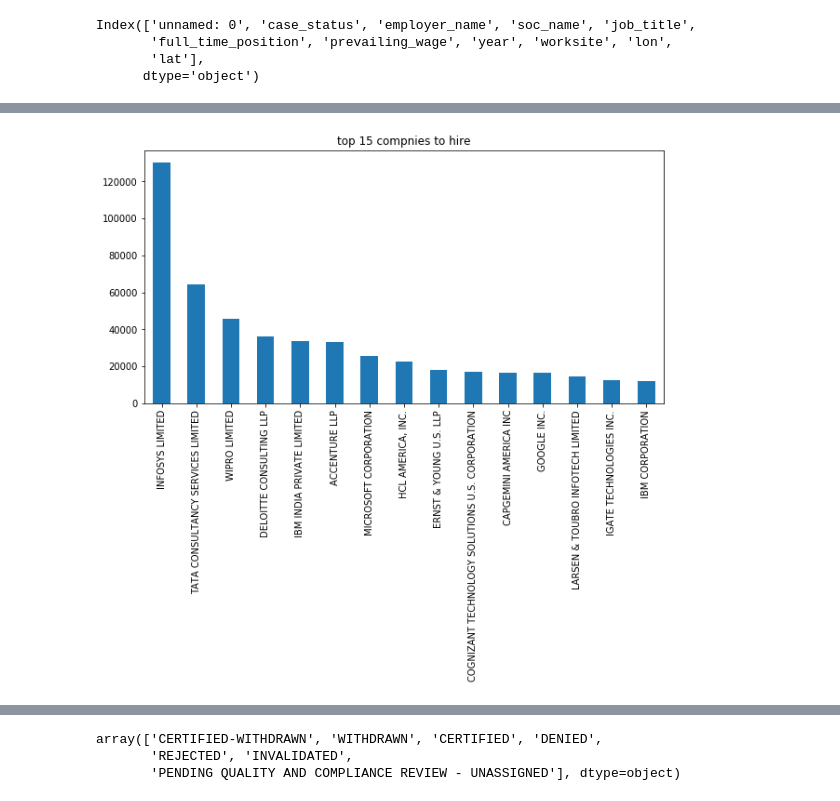
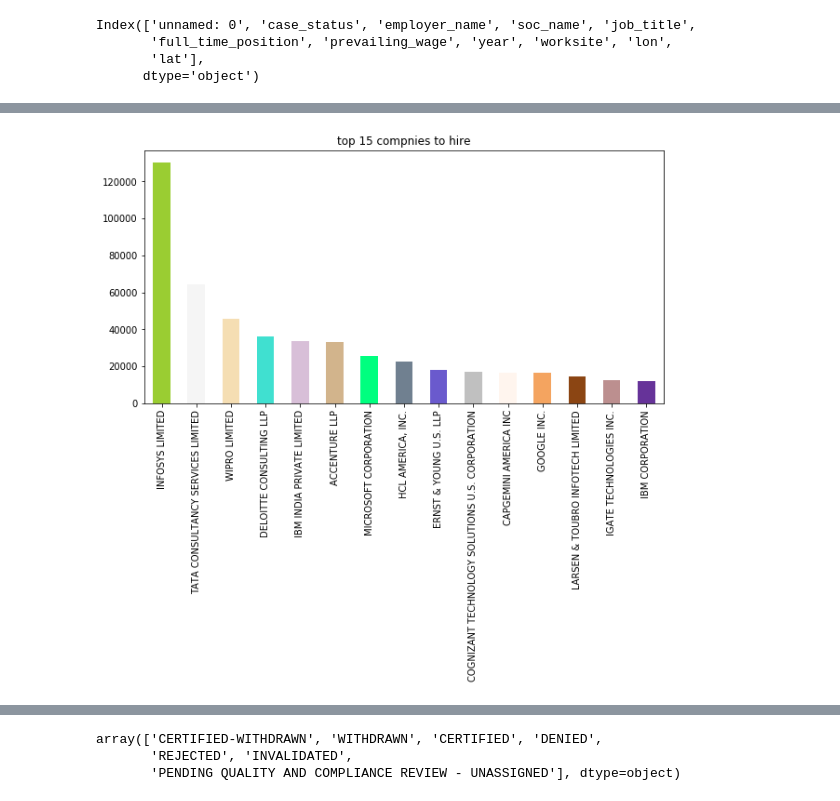
Before and after one commit to Bhavikdarji98/H1B_data_analysis, a Jupyter notebook: H1B_projectt.ipynb, the cells around one changed output, grey strips where cells are left out. Cells and saved outputs as stored; diff of their text form; code cells hidden in the pictures.

```diff
--- a/H1B_projectt.ipynb
+++ b/H1B_projectt.ipynb
@@ -4,3 +4,6 @@ import pandas as pd
 import matplotlib.pyplot as plt
 from decimal import Decimal
 %matplotlib inline
+# %%
+import matplotlib
+col=list(matplotlib.colors.cnames.values())
@@ -86,10 +109,10 @@ df.head()
 | 4 | WITHDRAWN | PEABODY INVESTMENTS CORP. | CHIEF EXECUTIVES | PRESIDENT MONGOLIA AND INDIA | Y | 157518.4 | 2016.0 | ST. LOUIS, MISSOURI |
 # %%
 plt.figure(figsize=(10,5))
-df.companies.value_counts()[:15].plot(kind='bar',title='top 15 compnies to hire')
+df.companies.value_counts()[:15].plot(kind='bar',title='top 15 compnies to hire',color=col[::-2])
 plt.show()
 # %% [output]
-[figure, old version]
+[figure, new version]
 # %%
 df.companies.value_counts()
 # %% [output]
```
Also changed, not shown: parts of 16 cells of this notebook.
